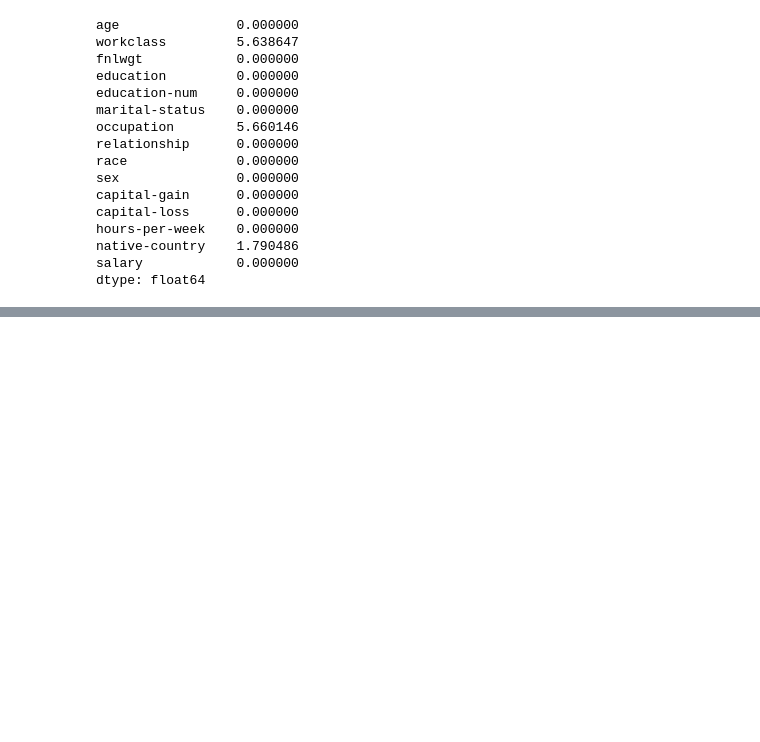
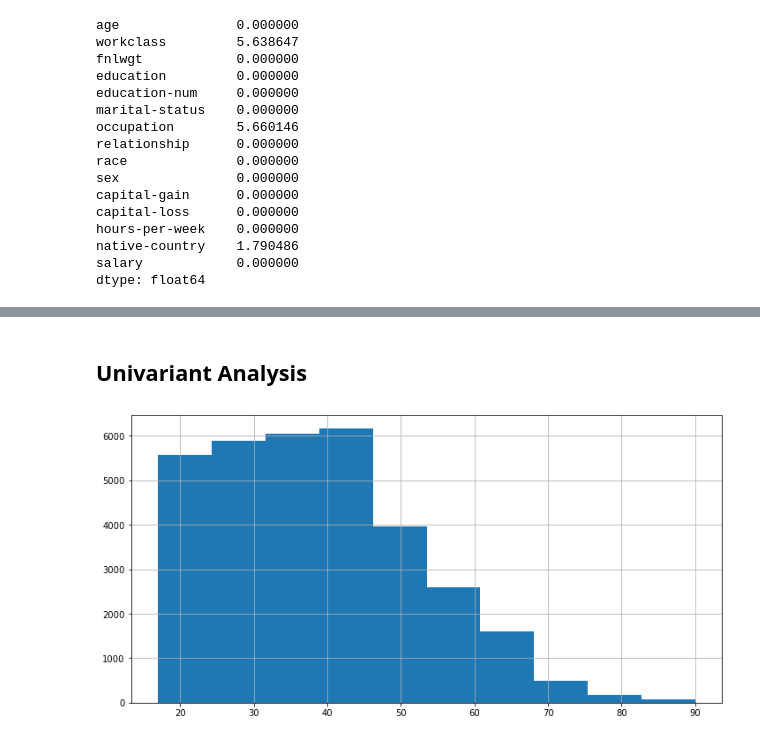
Before and after one commit to wiznikvibe/income_classifier, a Jupyter notebook: notebook/data_analysis.ipynb, the cells around one changed output, grey strips where cells are left out. Drawn from its saved outputs; the diff is of its cells as text; code cells hidden in the pictures; blank space fills up the shorter version.

```diff
--- a/notebook/data_analysis.ipynb
+++ b/notebook/data_analysis.ipynb
@@ -213,0 +227,7 @@ final_df = df_new.dropna()
+# %% [markdown]
+## Univariant Analysis
+# %%
+df['age'].hist(figsize=(12,6))
+plt.show()
+# %% [output]
+[figure, added]
```
Also changed, not shown: parts of 21 cells of this notebook, 1 other file.
